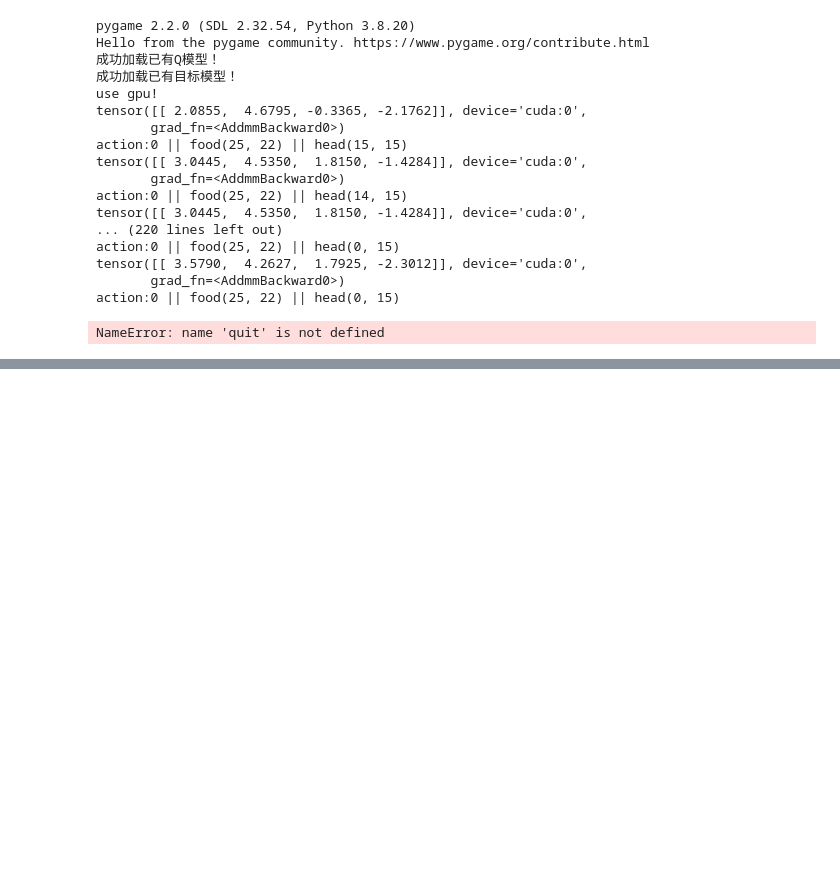
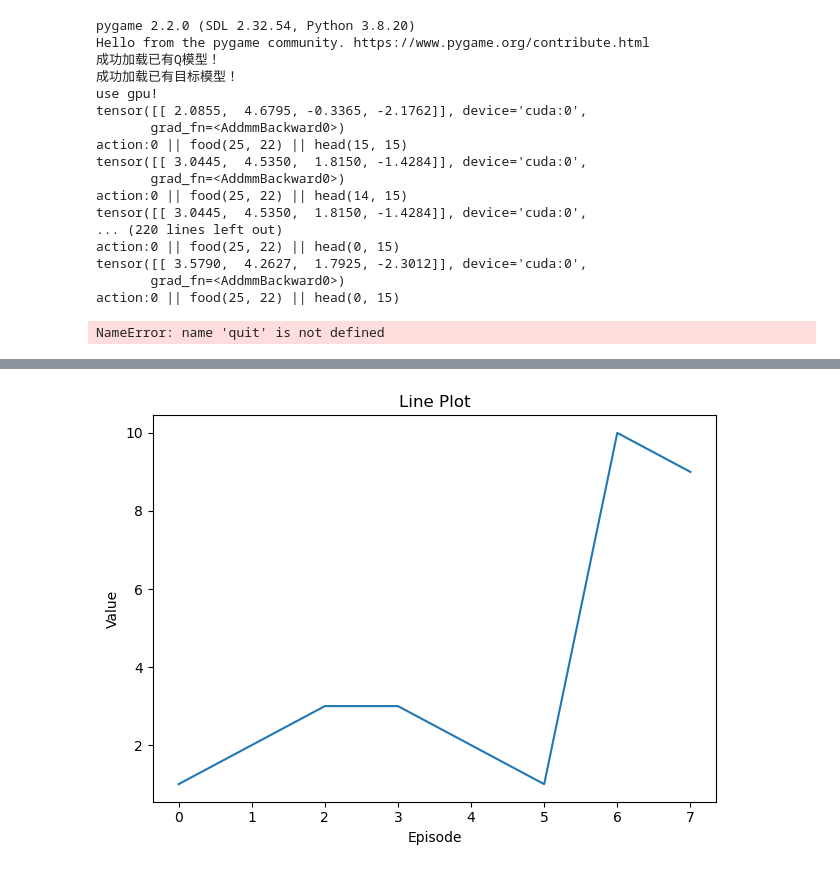
Before and after one commit to nostarissun/Greedy_Snake-include-ai-, a Jupyter notebook: show.ipynb, the cells around one changed output, grey strips where cells are left out. Drawn from its saved outputs; the diff is of its cells as text; code cells hidden in the pictures; blank space fills up the shorter version.

```diff
--- a/show.ipynb
+++ b/show.ipynb
@@ -96,0 +72,18 @@ plt.show()
+# %%
+import matplotlib.pyplot as plt
+import numpy as np
+import re
+
+a = [1, 2, 3, 3, 2, 1, 10, 9]
+
+# 直接使用 plt.plot 绘制折线图
+plt.plot(a)
+plt.xlabel('Episode')
+plt.ylabel('Value')
+plt.title('Line Plot')
+
+# 显示图形
+plt.tight_layout()
+plt.show()
+# %% [output]
+[figure, added]
```
Also changed, not shown: parts of 1 cell of this notebook, 14 other files.
